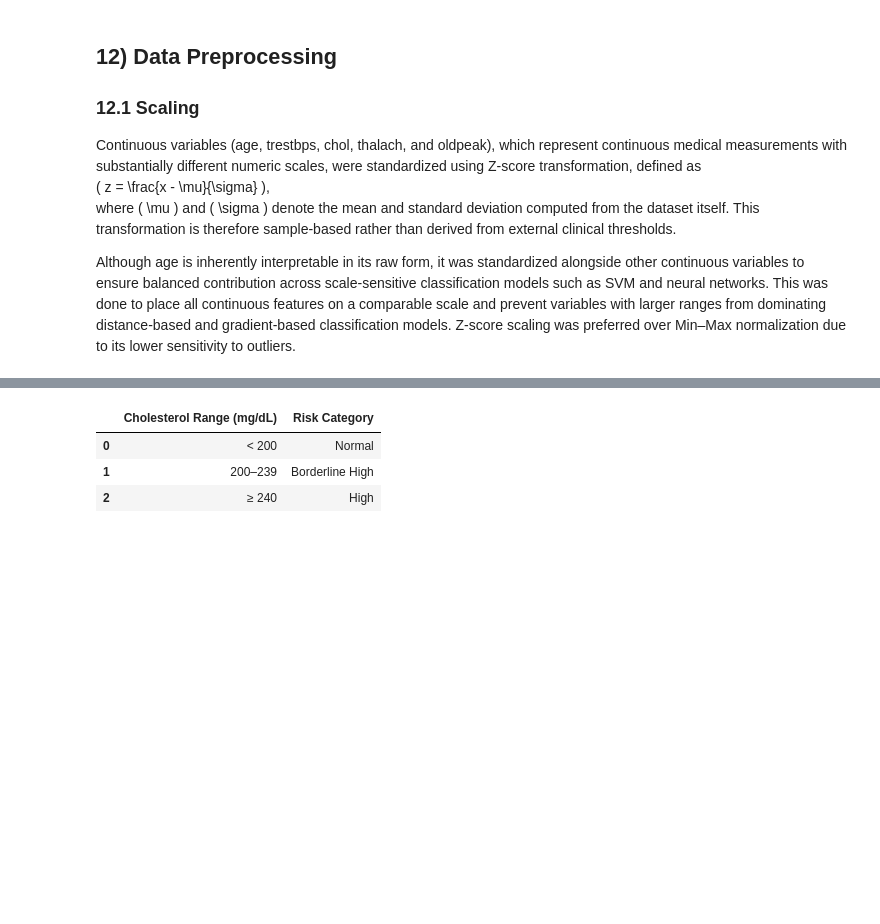
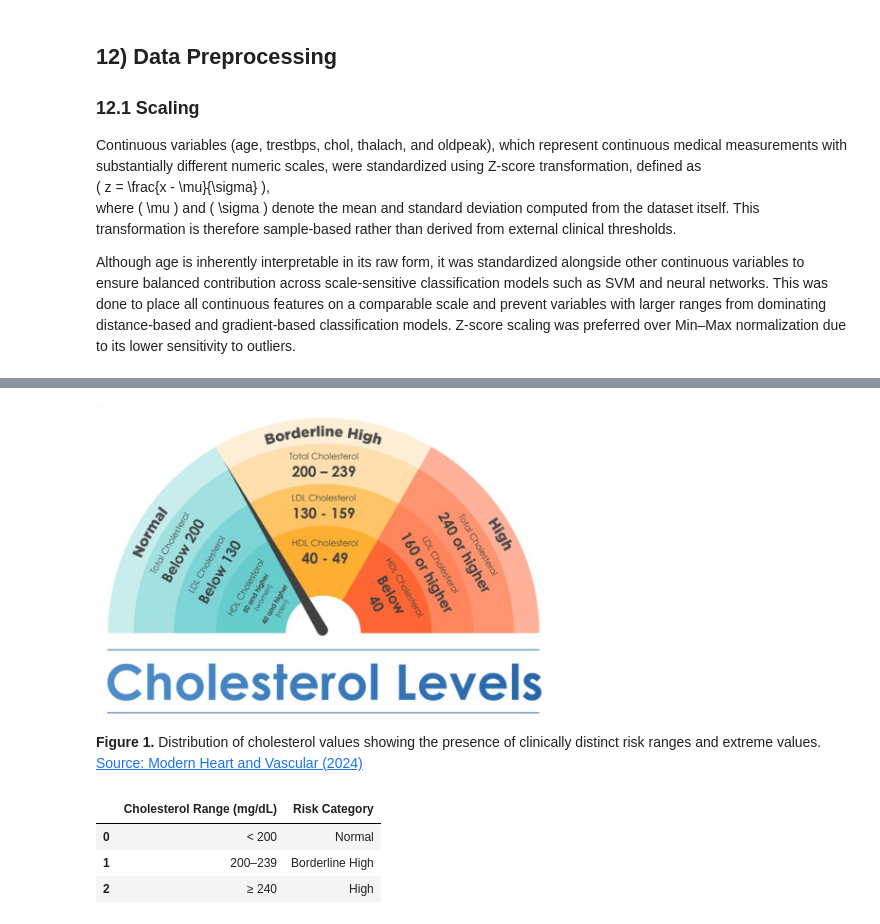
Before and after one commit to Janau00/SWE485-Project-Group9, a Jupyter notebook: Phase1_Data_Exploration.ipynb, the cells around one changed output, grey strips where cells are left out. Drawn from its saved outputs; the diff is of its cells as text; code cells hidden in the pictures; blank space fills up the shorter version.

```diff
--- a/Phase1_Data_Exploration.ipynb
+++ b/Phase1_Data_Exploration.ipynb
@@ -463,3 +407,15 @@ Discretization was not applied to most continuous variables to preserve numerica
+# %%
+from IPython.display import Image, display, Markdown
+
+display(Image(filename="images/CholesterolMeasure.png", width=450))
+
+display(Markdown(
+    "**Figure 1.** Distribution of cholesterol values showing the presence of clinically distinct risk ranges and extreme values. "
+    "[Source: Modern Heart and Vascular (2024)](https://www.modernheartandvascular.com/high-cholesterol-and-heart-disease/)"
+))
+# %% [output]
+[figure, added]
+**Figure 1.** Distribution of cholesterol values showing the presence of clinically distinct risk ranges and extreme values. [Source: Modern Heart and Vascular (2024)](https://www.modernheartandvascular.com/high-cholesterol-and-heart-disease/)
 # %%
 import numpy as np
 import pandas as pd
```
Also changed, not shown: parts of 4 cells of this notebook.
